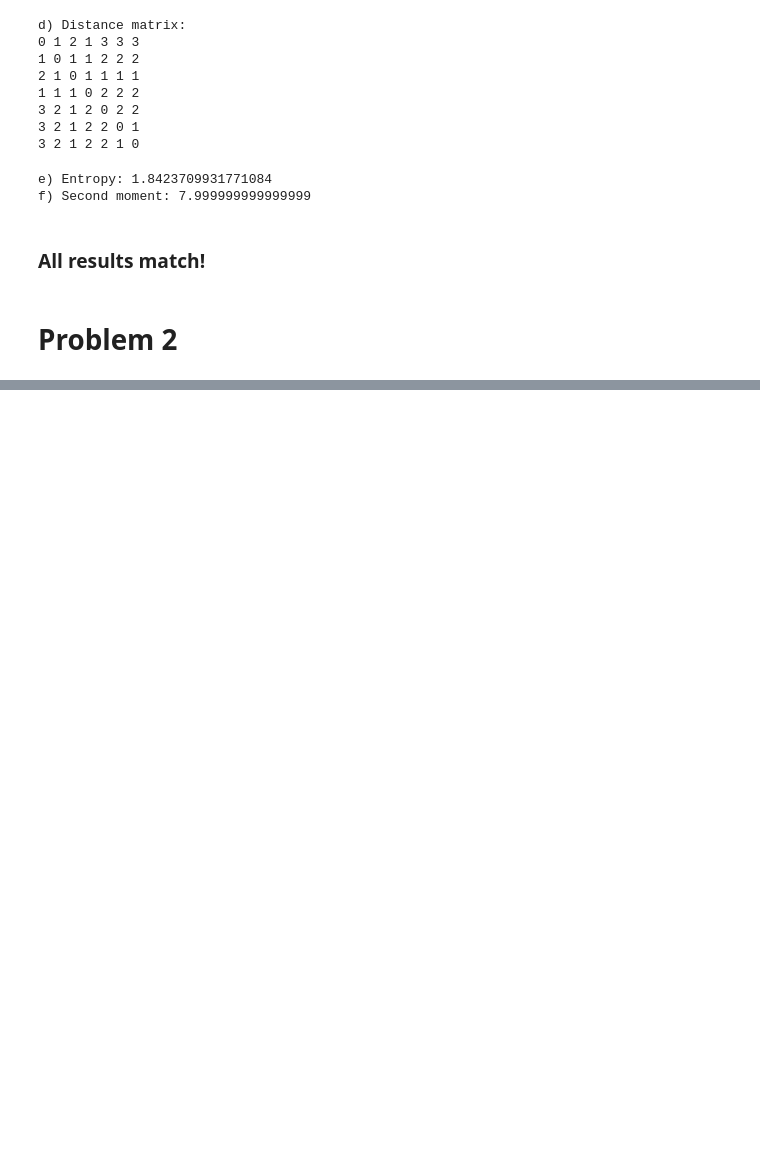
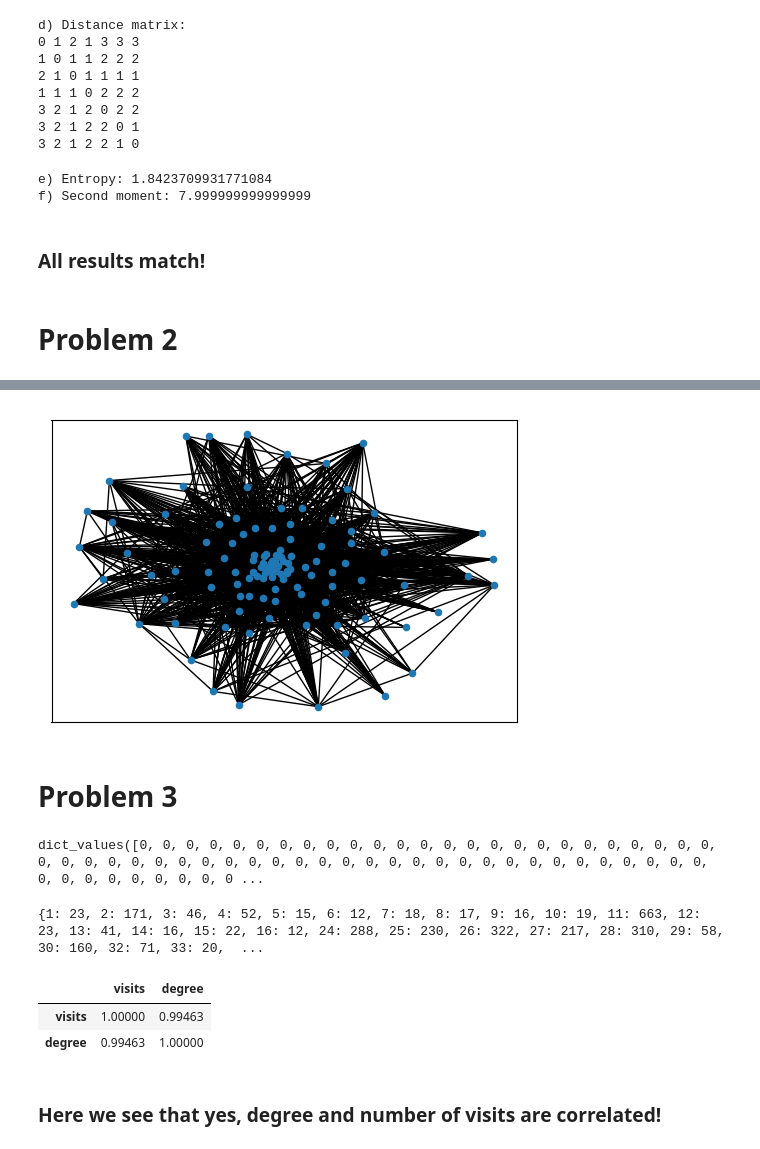
Before and after one commit to matheushjs/sandbox, a Jupyter notebook: complex_nets/lista1.ipynb, the cells around one changed output, grey strips where cells are left out. Drawn from its saved outputs; the diff is of its cells as text; code cells hidden in the pictures; blank space fills up the shorter version.

Commit message:
Finish problems 2 and 3

```diff
--- a/complex_nets/lista1.ipynb
+++ b/complex_nets/lista1.ipynb
@@ -183,0 +214,26 @@ f) Second moment: 7.999999999999999
+# %%
+plt.figure(dpi=100)
+nx.draw_networkx(ecoGU, arrows=True, pos=nx.spring_layout(ecoGU), with_labels=False, node_size=20)
+# %% [output]
+[figure, added]
+# %% [markdown]
+# Problem 3
+# %%
+initialNode = np.random.choice(lesGU.nodes)
+visitCount = dict([ (i, 0) for i in lesGU.nodes ])
+visitCount.values()
+# %% [output]
+dict_values([0, 0, 0, 0, 0, 0, 0, 0, 0, 0, 0, 0, 0, 0, 0, 0, 0, 0, 0, 0, 0, 0, 0, 0, 0, 0, 0, 0, 0, 0, 0, 0, 0, 0, 0, 0, 0, 0, 0, 0, 0, 0, 0, 0, 0, 0, 0, 0, 0, 0, 0, 0, 0, 0, 0, 0, 0, 0, 0, 0, 0, 0, 0 ...
+# %%
+curNode = initialNode
+visitCount[curNode] += 1
+
+for i in range(10000):
+    adjacency = lesGU.adj[curNode]
+    adjacency = list(adjacency)
+    curNode = np.random.choice(adjacency)
+    visitCount[curNode] += 1
+
+print(visitCount)
+# %% [output]
+{1: 23, 2: 171, 3: 46, 4: 52, 5: 15, 6: 12, 7: 18, 8: 17, 9: 16, 10: 19, 11: 663, 12: 23, 13: 41, 14: 16, 15: 22, 16: 12, 24: 288, 25: 230, 26: 322, 27: 217, 28: 310, 29: 58, 30: 160, 32: 71, 33: 20,  ...
@@ -183,0 +242,26 @@ f) Second moment: 7.999999999999999
+# %%
+#plt.figure(dpi=100)
+#plt.hist(list(visitCount.values()))
+#plt.figure(dpi=100)
+#plt.hist([i[1] for i in lesGU.degree()])
+
+allDegrees = lesGU.degree()
+
+nodeIds = [ i for i in visitCount.keys() ]
+visits  = [ visitCount[j] for j in nodeIds ]
+degree  = [ allDegrees[j] for j in nodeIds ]
+
+df = pd.DataFrame({
+        "visits": visits,
+        "degree": degree
+    },
+    index=nodeIds
+)
+
+df.corr()
+# %% [output]
+|  | visits | degree |
+| visits | 1.00000 | 0.99463 |
+| degree | 0.99463 | 1.00000 |
+# %% [markdown]
+### Here we see that yes, degree and number of visits are correlated!
```
Also changed, not shown: parts of 7 cells of this notebook.
